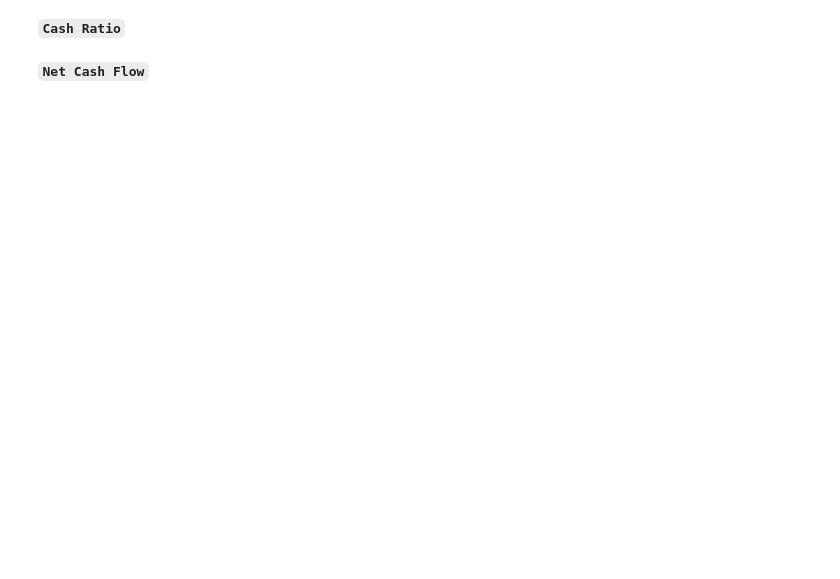
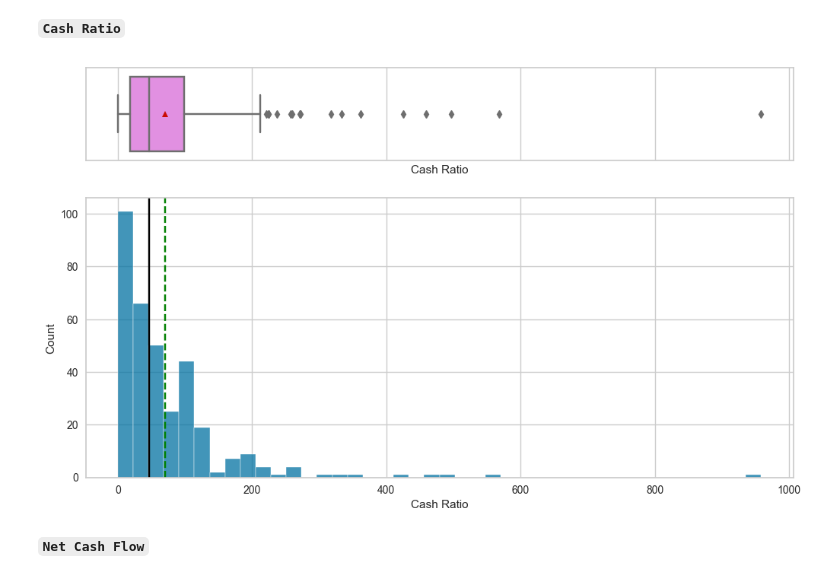
Before and after one commit to CoderSales/unsupervised-learning-clustering, a Jupyter notebook: notebooks/USL_Project_LearnerNotebook_LowCode%28v1.1%29.ipynb, the cells around one changed output. Cells and saved outputs as stored; diff of their text form; code cells hidden in the pictures; blank space fills up the shorter version.

```diff
--- a/notebooks/USL_Project_LearnerNotebook_LowCode%28v1.1%29.ipynb
+++ b/notebooks/USL_Project_LearnerNotebook_LowCode%28v1.1%29.ipynb
@@ -287,7 +394,9 @@ histogram_boxplot('_______')  ## Complete the code to create histogram_boxplot f
 # %% [markdown]
 **`Cash Ratio`**
 # %%
-histogram_boxplot('_______')  ## Complete the code to create histogram_boxplot for 'Cash Ratio'
+histogram_boxplot(df=df,feature='Cash Ratio')  ## Complete the code to create histogram_boxplot for 'Cash Ratio'
+# %% [output]
+[figure, added]
 # %% [markdown]
 **`Net Cash Flow`**
 # %%
```
Also changed, not shown: parts of 22 cells of this notebook.
